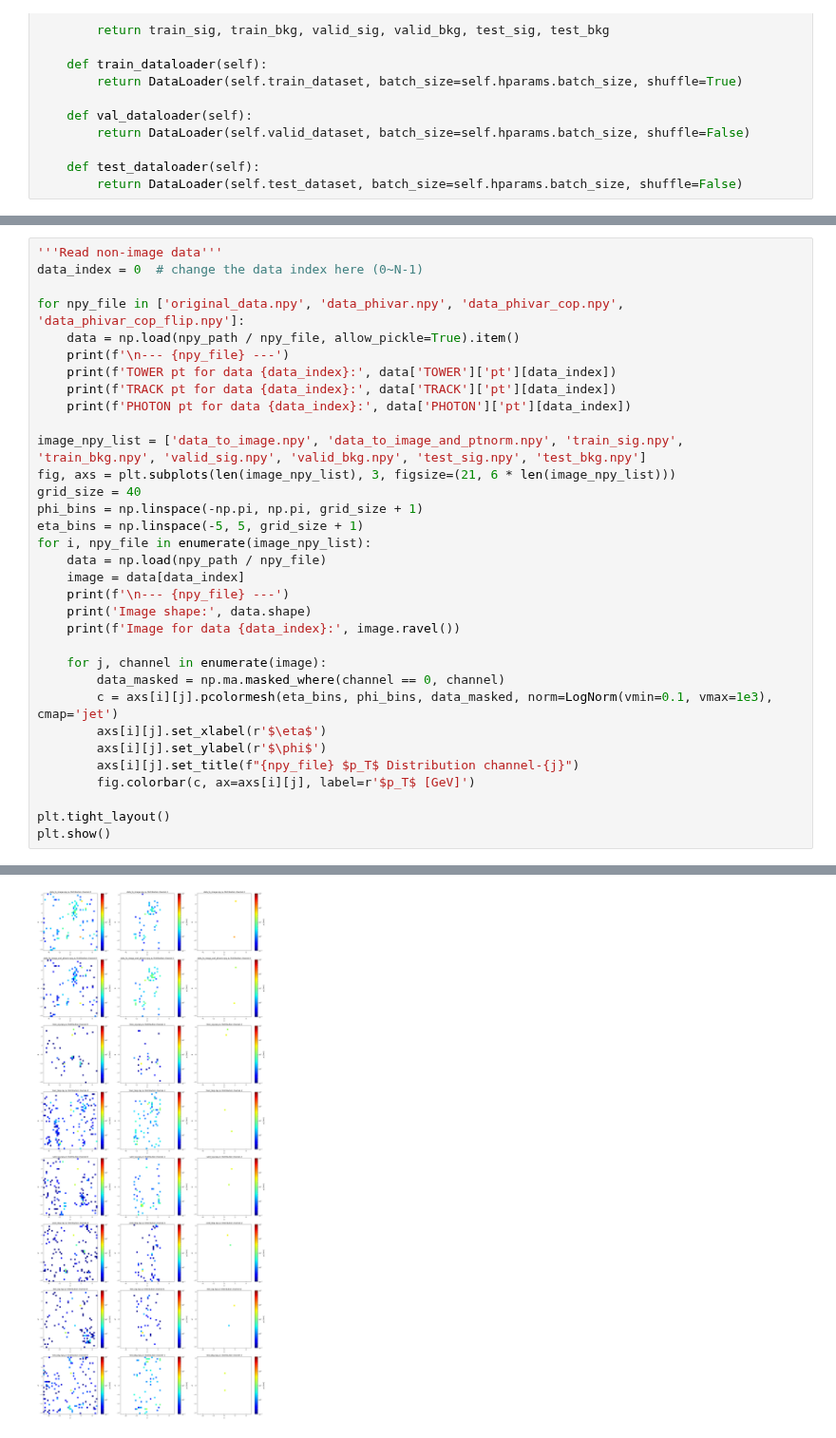
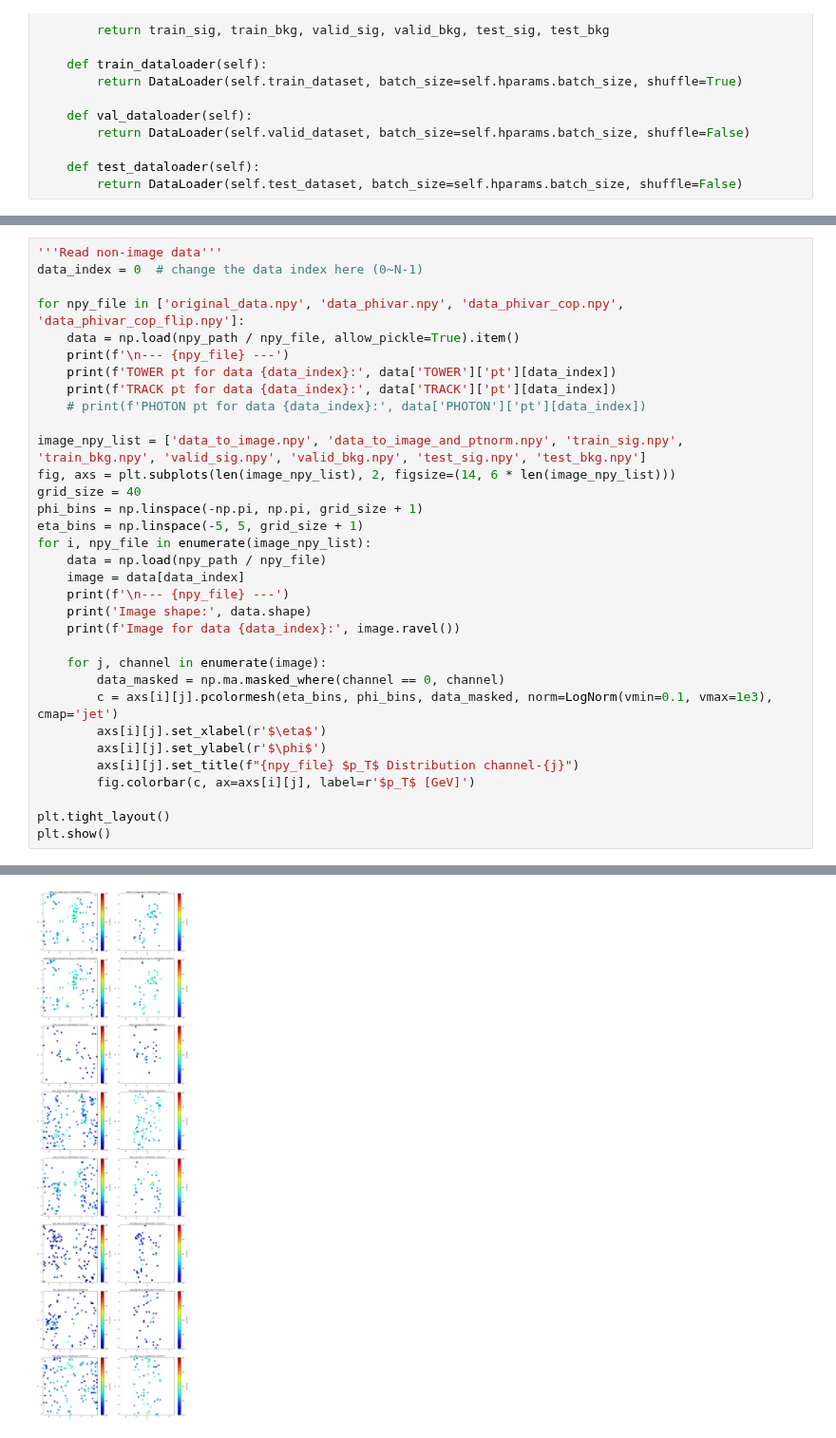
Before and after one commit to maplexgitx0302/NTUHEPML-CWoLa, a Jupyter notebook: notebooks/main_tf_to_npy.ipynb, the cells around one changed output, grey strips where cells are left out. Shown at 95% size. Drawn from its saved outputs; the diff is of its cells as text.

Commit message:
Remove photon correctly

```diff
--- a/notebooks/main_tf_to_npy.ipynb
+++ b/notebooks/main_tf_to_npy.ipynb
@@ -462,10 +471,10 @@ for npy_file in ['original_data.npy', 'data_phivar.npy', 'data_phivar_cop.npy',
     print(f'\n--- {npy_file} ---')
     print(f'TOWER pt for data {data_index}:', data['TOWER']['pt'][data_index])
     print(f'TRACK pt for data {data_index}:', data['TRACK']['pt'][data_index])
-    print(f'PHOTON pt for data {data_index}:', data['PHOTON']['pt'][data_index])
+    # print(f'PHOTON pt for data {data_index}:', data['PHOTON']['pt'][data_index])
 
 image_npy_list = ['data_to_image.npy', 'data_to_image_and_ptnorm.npy', 'train_sig.npy', 'train_bkg.npy', 'valid_sig.npy', 'valid_bkg.npy', 'test_sig.npy', 'test_bkg.npy']
-fig, axs = plt.subplots(len(image_npy_list), 3, figsize=(21, 6 * len(image_npy_list)))
+fig, axs = plt.subplots(len(image_npy_list), 2, figsize=(14, 6 * len(image_npy_list)))
 grid_size = 40
 phi_bins = np.linspace(-np.pi, np.pi, grid_size + 1)
 eta_bins = np.linspace(-5, 5, grid_size + 1)
@@ -507 +516 @@ Image for data 0: [-6.76097721e-02 -2.15015970e-02 -6.76097721e-02 -6.76097721e-
-[figure, old version]
+[figure, new version]
```
Also changed, not shown: parts of 3 cells of this notebook, 4 other files.
